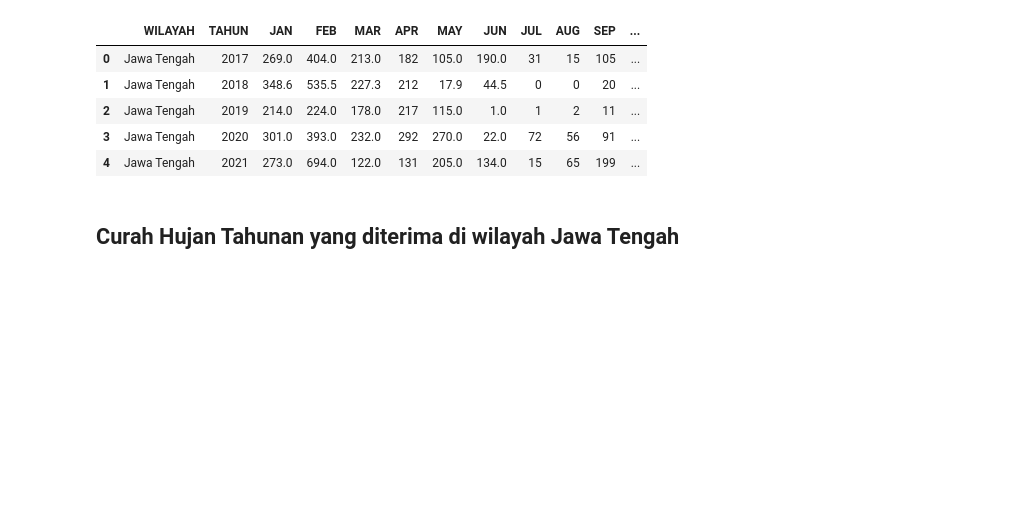
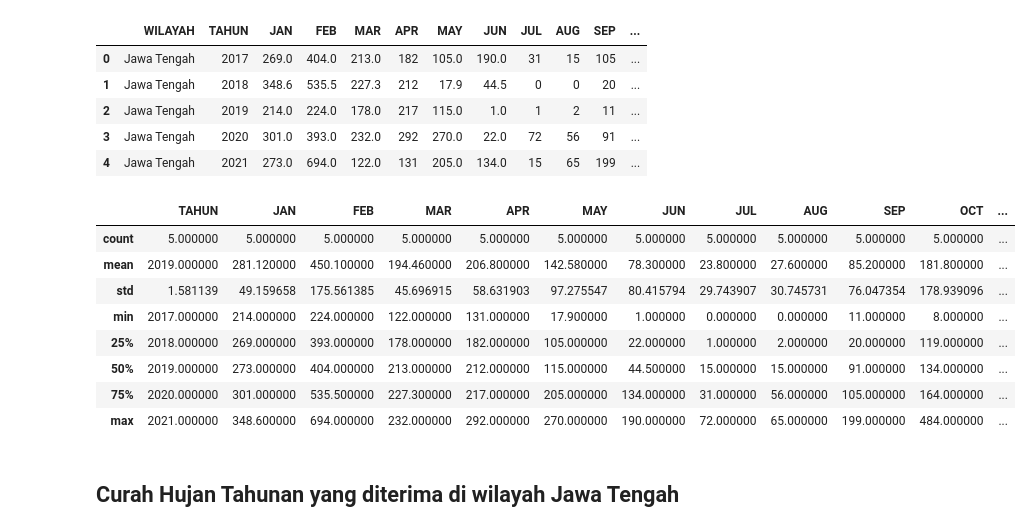
Before and after one commit to wisnupri/Time-Series-Analysis, a Jupyter notebook: 22_01_85_0016_WISNU_PRIAMBODO_Time_Series_Analysis_Curah_Hujan_Jawa_Tengah.ipynb, the cells around one changed output. Drawn from its saved outputs; the diff is of its cells as text; code cells hidden in the pictures; blank space fills up the shorter version.

```diff
--- a/22_01_85_0016_WISNU_PRIAMBODO_Time_Series_Analysis_Curah_Hujan_Jawa_Tengah.ipynb
+++ b/22_01_85_0016_WISNU_PRIAMBODO_Time_Series_Analysis_Curah_Hujan_Jawa_Tengah.ipynb
@@ -30,3 +32,15 @@ df.head()
 | 2 | Jawa Tengah | 2019 | 214.0 | 224.0 | 178.0 | 217 | 115.0 | 1.0 | 1 | 2 | 11 | ... |
 | 3 | Jawa Tengah | 2020 | 301.0 | 393.0 | 232.0 | 292 | 270.0 | 22.0 | 72 | 56 | 91 | ... |
 | 4 | Jawa Tengah | 2021 | 273.0 | 694.0 | 122.0 | 131 | 205.0 | 134.0 | 15 | 65 | 199 | ... |
+# %%
+df.describe()
+# %% [output]
+|  | TAHUN | JAN | FEB | MAR | APR | MAY | JUN | JUL | AUG | SEP | OCT | ... |
+| count | 5.000000 | 5.000000 | 5.000000 | 5.000000 | 5.000000 | 5.000000 | 5.000000 | 5.000000 | 5.000000 | 5.000000 | 5.000000 | ... |
+| mean | 2019.000000 | 281.120000 | 450.100000 | 194.460000 | 206.800000 | 142.580000 | 78.300000 | 23.800000 | 27.600000 | 85.200000 | 181.800000 | ... |
+| std | 1.581139 | 49.159658 | 175.561385 | 45.696915 | 58.631903 | 97.275547 | 80.415794 | 29.743907 | 30.745731 | 76.047354 | 178.939096 | ... |
+| min | 2017.000000 | 214.000000 | 224.000000 | 122.000000 | 131.000000 | 17.900000 | 1.000000 | 0.000000 | 0.000000 | 11.000000 | 8.000000 | ... |
+| 25% | 2018.000000 | 269.000000 | 393.000000 | 178.000000 | 182.000000 | 105.000000 | 22.000000 | 1.000000 | 2.000000 | 20.000000 | 119.000000 | ... |
+| 50% | 2019.000000 | 273.000000 | 404.000000 | 213.000000 | 212.000000 | 115.000000 | 44.500000 | 15.000000 | 15.000000 | 91.000000 | 134.000000 | ... |
+| 75% | 2020.000000 | 301.000000 | 535.500000 | 227.300000 | 217.000000 | 205.000000 | 134.000000 | 31.000000 | 56.000000 | 105.000000 | 164.000000 | ... |
+| max | 2021.000000 | 348.600000 | 694.000000 | 232.000000 | 292.000000 | 270.000000 | 190.000000 | 72.000000 | 65.000000 | 199.000000 | 484.000000 | ... |
```
Also changed, not shown: parts of 8 cells of this notebook.
